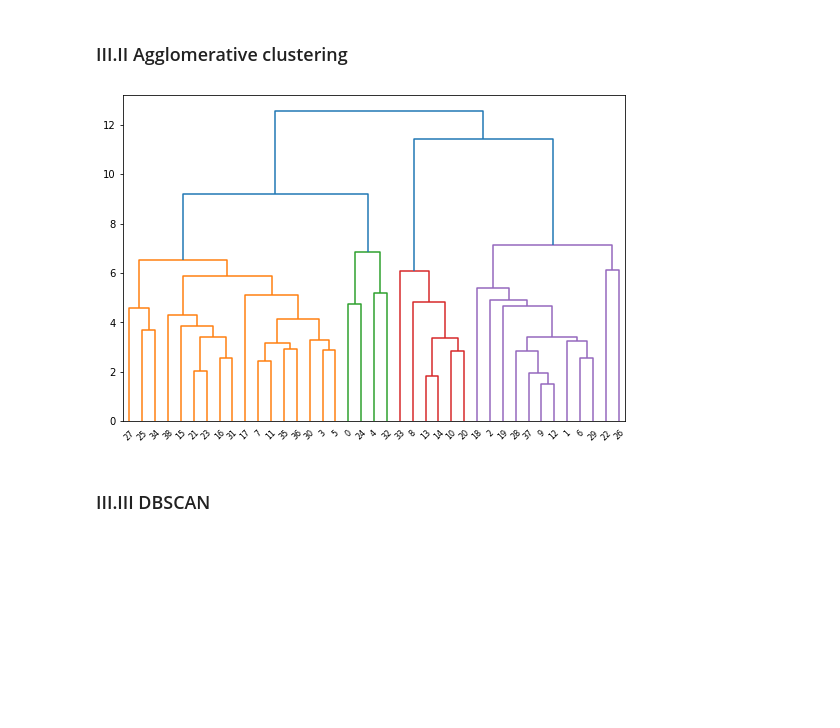
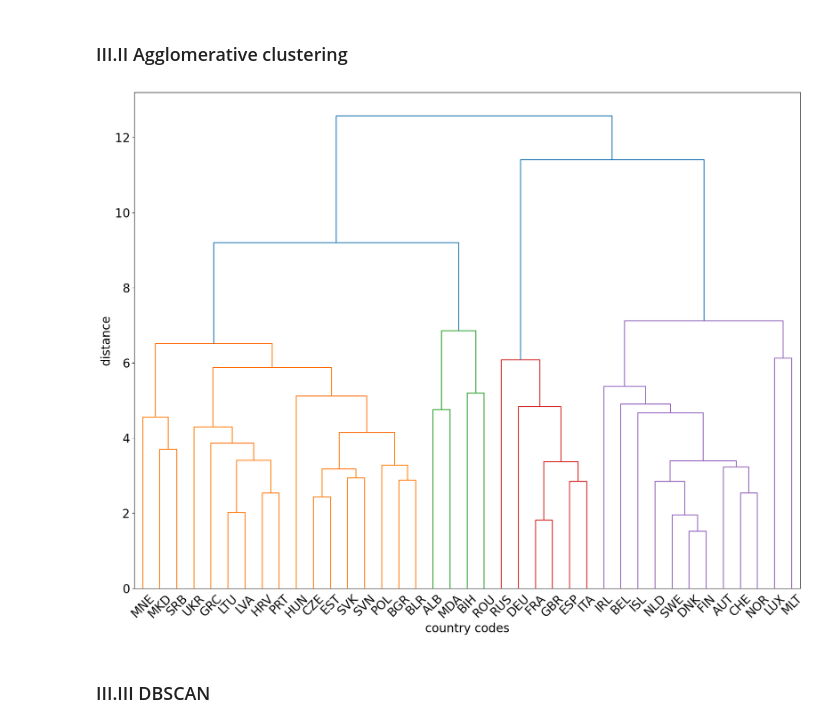
Before and after one commit to amakarewicz/BEngThesis, a Jupyter notebook: Clustering.ipynb, the cells around one changed output. Drawn from its saved outputs; the diff is of its cells as text; code cells hidden in the pictures; blank space fills up the shorter version.

Commit message:
documentation modeling

```diff
--- a/Clustering.ipynb
+++ b/Clustering.ipynb
@@ -39,7 +39,7 @@ def plot_clustering(countries: pd.DataFrame, labels: np.array) -> None:
     fig.update_geos(lataxis_range=[35, 75], lonaxis_range=[-15, 45]) # customized to show Europe only
     fig.show()
 
-def plot_dendrogram(model: AgglomerativeClustering) -> None:
+def plot_dendrogram(model: AgglomerativeClustering, labels : np.array = None) -> None:
     """
     Create linkage matrix and plot dendrogram for given Hierarchical Clustering model.
 
@@ -60,7 +60,14 @@ def plot_dendrogram(model: AgglomerativeClustering) -> None:
     # create linkage matrix from calculated counts
     linkage_matrix = np.column_stack([model.children_, model.distances_, counts]).astype(float)
     # plot the  dendrogram
-    dendrogram(linkage_matrix)
+    fig = plt.figure(figsize=(20,15))
+    ax = fig.add_subplot(1,1,1)
+    dendrogram(linkage_matrix, labels = labels)
+    plt.xlabel('country codes', fontsize = 20)
+    plt.ylabel('distance', fontsize = 20)
+    ax.tick_params(axis = 'x', which = 'major', labelsize = 20)
+    ax.tick_params(axis = 'y', which = 'major', labelsize = 20)
+
 
 def kmeans_clustering(data: pd.DataFrame, n_clusters: int) -> TimeSeriesKMeans:
     """
@@ -228,9 +235,9 @@ agg_ts = agglomerative_clustering(data, 4, 'complete')
 plot_clustering(countries, agg_ts.labels_)
 # %%
 # visualisation of mergings
-plot_dendrogram(agg_ts)
+plot_dendrogram(agg_ts, np.array(countries.countrycode))
 # %% [output]
-[figure, old version]
+[figure, new version]
 # %% [markdown]
 ### III.III DBSCAN
 # %%
```
Also changed, not shown: 1 other file.
